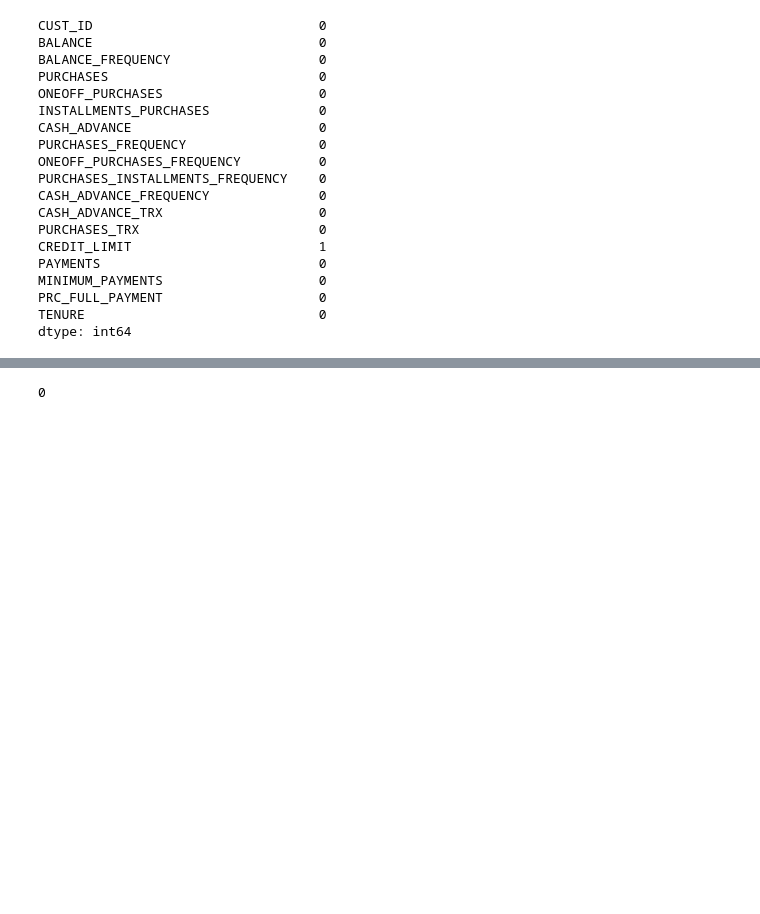
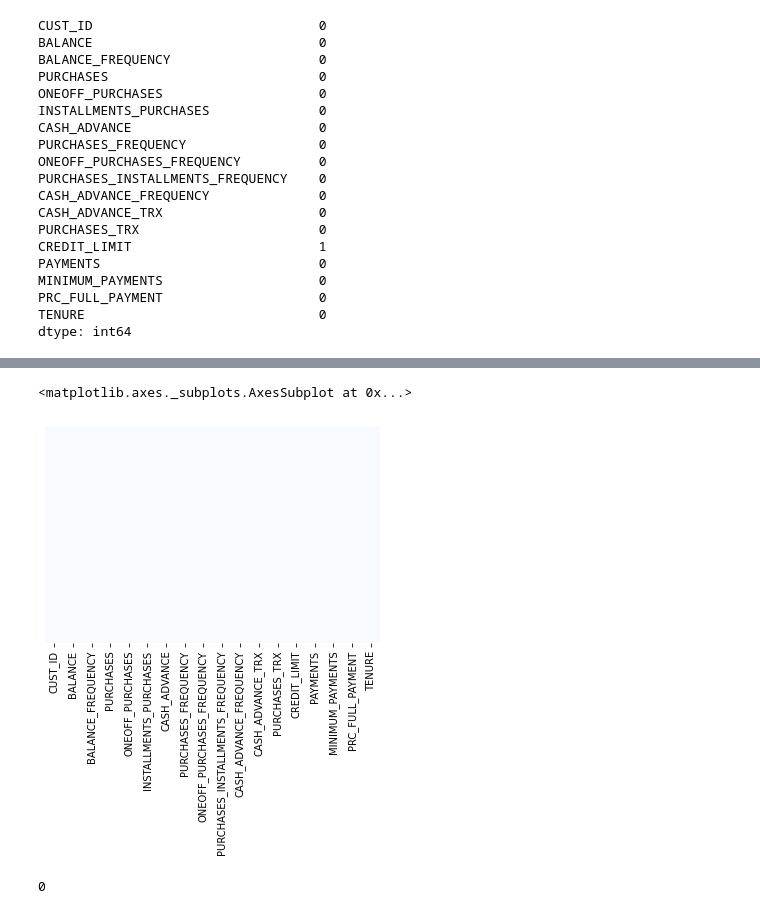
Before and after one commit to wellmej/DataScienceUseCases, a Jupyter notebook: Case2_My_Marketing_Department.ipynb, the cells around one changed output, grey strips where cells are left out. Cells and saved outputs as stored; diff of their text form; code cells hidden in the pictures; blank space fills up the shorter version.

```diff
--- a/Case2_My_Marketing_Department.ipynb
+++ b/Case2_My_Marketing_Department.ipynb
@@ -244,2 +266,10 @@ dtype: int64
+# %%
+#---------------------------------------------------------------------
+# Let's see now if we have any missing data, hopefully we don't!
+#---------------------------------------------------------------------
+sns.heatmap(credit_card_df.isnull(), yticklabels = False, cbar = False, cmap = 'Blues')
+# %% [output]
+<matplotlib.axes._subplots.AxesSubplot at 0x...>
+[figure, added]
 # %%
 # Let's see if we have duplicated entries in the data
```
Also changed, not shown: parts of 31 cells of this notebook.
